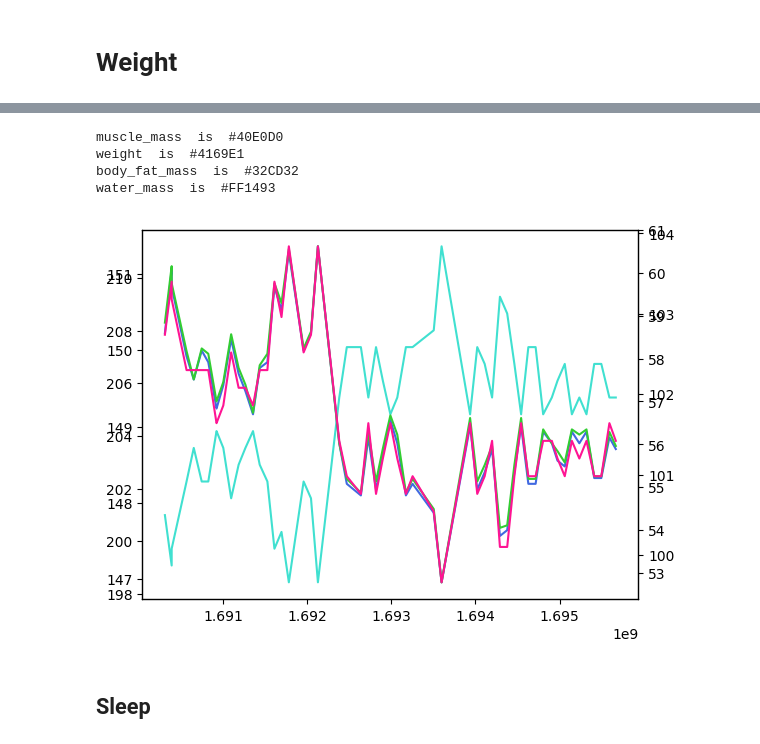
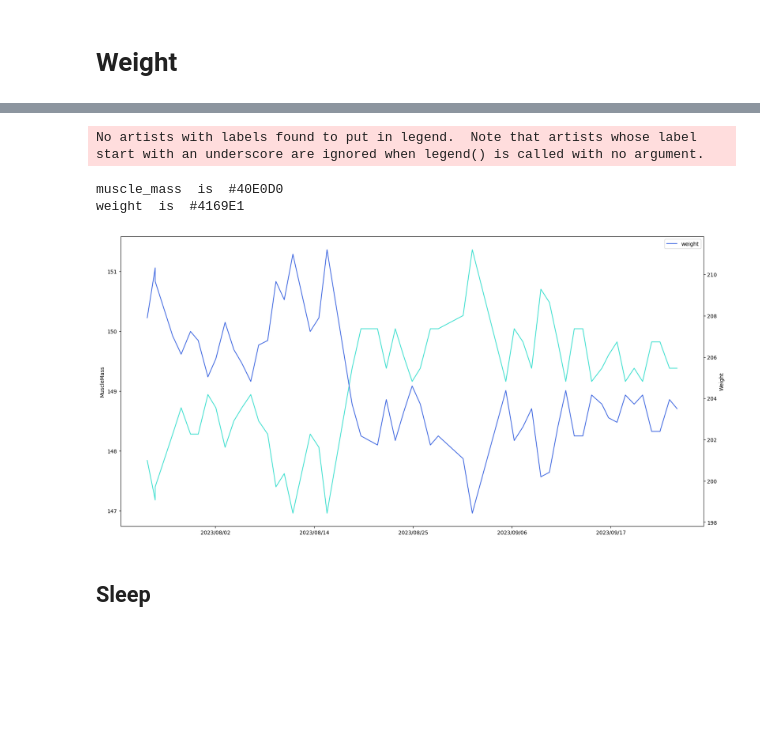
Before and after one commit to MattHandzel/HealthDataAnalysis, a Jupyter notebook: main.ipynb, the cells around one changed output, grey strips where cells are left out. Drawn from its saved outputs; the diff is of its cells as text; code cells hidden in the pictures; blank space fills up the shorter version.

Commit message:
added weight vs. time graph

```diff
--- a/main.ipynb
+++ b/main.ipynb
@@ -63,6 +63,14 @@ folder_dir = "./data/"+os.listdir("./data")[-1] + "/"
 # datetime to time since last epoch
 from datetime import datetime
 import time
+
+def convert_time_since_last_epoch_to_date(time_since_last_epoch):
+    time_struct = time.localtime(time_since_last_epoch)
+    datetime_obj = datetime.fromtimestamp(time.mktime(time_struct))
+    return datetime_obj.strftime("%y/%m/%d")
+
+def convert_snake_case_to_pascal_case(snake_case_string):
+    return "".join([word.capitalize() for word in snake_case_string.split("_")])
 
 def convert_datetime_to_time_since_last_epoch(formatted_time):
     time_struct = time.strptime(formatted_time, "%Y-%m-%d %H:%M:%S.%f")
@@ -106,37 +114,46 @@ weight.head(5)
 # %%
 def plot_variables(df, x_axis_column_name, y_axis_column_names, y_axis_visible):
   assert len(y_axis_column_names) >= 2
 
   color_hex_codes = ['#FF5733', '#40E0D0', '#4169E1', '#32CD32', '#FFD700', '#DA70D6', '#FF7F50', '#708090', '#FF1493', '#008B8B']
 
   axes = []
-  fig, ax1 = plt.subplots()
+  fig, ax1 = plt.subplots(figsize=(20, 10))
   ax2 = ax1.twinx()
 
   axes = [ax1, ax2]
 
   if len(y_axis_column_names) > 2:
     for i in range(2, len(y_axis_column_names)):
       axes.append(axes[i % 2].twinx())
   else:
     # Label the axes with the two different column names
-    axes[0].set_ylabel(y_axis_column_names[0])
-    axes[1].set_ylabel(y_axis_column_names[1])
+    axes[0].set_ylabel(convert_snake_case_to_pascal_case(y_axis_column_names[0]))
+    axes[1].set_ylabel(convert_snake_case_to_pascal_case(y_axis_column_names[1]))
 
   for ax, column_name in zip(axes, y_axis_column_names):
     random.seed(42)
     color = random.choice(color_hex_codes)
     color_hex_codes.remove(color)
     print(column_name, " is ", color)
     ax.plot(df[x_axis_column_name], df[column_name], label=column_name, color=color)
 
     ax.get_yaxis().set_visible(y_axis_visible)
+    plt.legend()
+
+  labels = ax.get_xticklabels()
+
+  # Define the new x-axis tick labels
+  new_labels = ["20" + convert_time_since_last_epoch_to_date(float(label.get_text()) * 1e9) for label in labels]
+
+  # Set the new x-axis tick labels
+  ax.set_xticklabels(new_labels)
+  plt.savefig("./figs/weight_vs_time.png")
   plt.show()
 
-plot_variables(weight, "start_time", ["muscle_mass", "weight", "body_fat_mass", "water_mass"], True)
+plot_variables(weight, "start_time", ["muscle_mass", "weight"], True)
 # %% [output]
-muscle_mass  is  #40E0D0
-weight  is  #4169E1
-body_fat_mass  is  #32CD32
-water_mass  is  #FF1493
+No artists with labels found to put in legend.  Note that artists whose label start with an underscore are ignored when legend() is called with no argument.
+muscle_mass  is  #40E0D0
+weight  is  #4169E1
-[figure, old version]
+[figure, new version]
```
Also changed, not shown: parts of 2 cells of this notebook, 1 other file.
